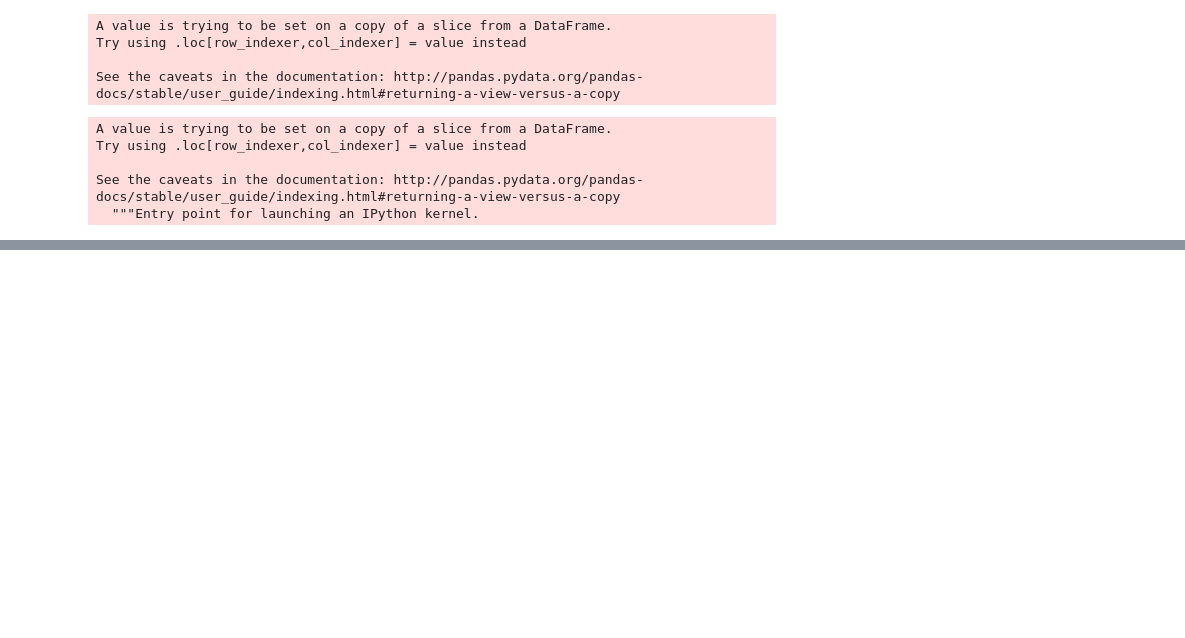
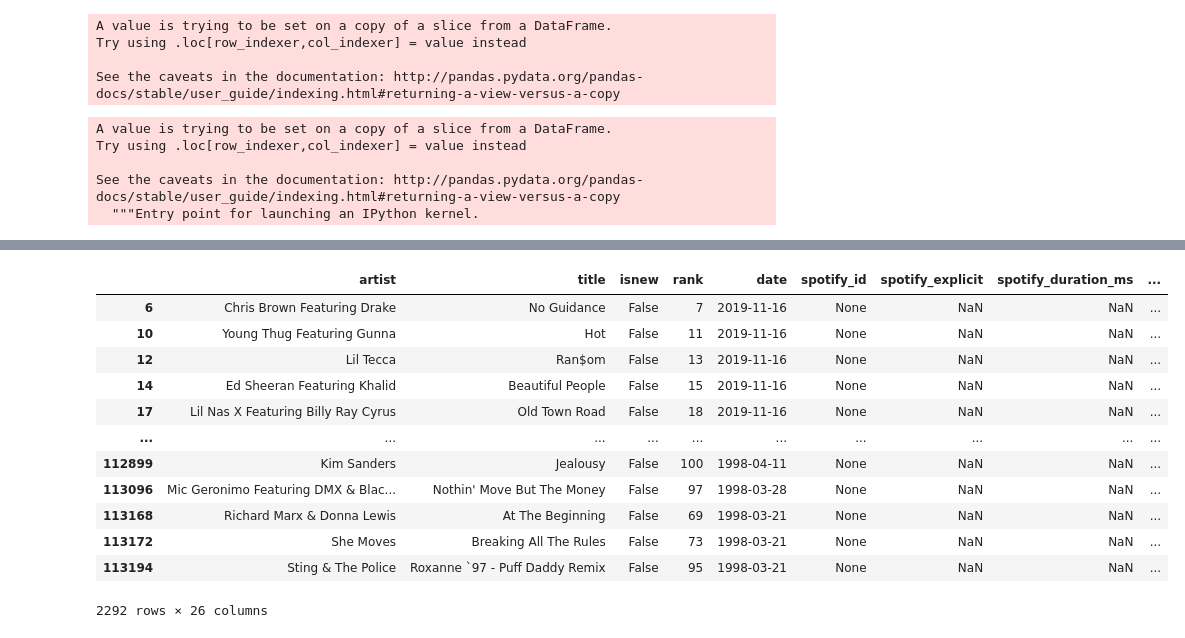
Before and after one commit to Weulass/Billboard-analytics, a Jupyter notebook: ScrapeSpotify.ipynb, the cells around one changed output, grey strips where cells are left out. Cells and saved outputs as stored; diff of their text form; code cells hidden in the pictures; blank space fills up the shorter version.

```diff
--- a/ScrapeSpotify.ipynb
+++ b/ScrapeSpotify.ipynb
@@ -165 +148,17 @@ song_df
+# %%
+song_df[pd.isna(song_df["spotify_id"])]
+# %% [output]
+|  | artist | title | isnew | rank | date | spotify_id | spotify_explicit | spotify_duration_ms | ... |
+| 6 | Chris Brown Featuring Drake | No Guidance | False | 7 | 2019-11-16 | None | NaN | NaN | ... |
+| 10 | Young Thug Featuring Gunna | Hot | False | 11 | 2019-11-16 | None | NaN | NaN | ... |
+| 12 | Lil Tecca | Ran$om | False | 13 | 2019-11-16 | None | NaN | NaN | ... |
+| 14 | Ed Sheeran Featuring Khalid | Beautiful People | False | 15 | 2019-11-16 | None | NaN | NaN | ... |
+| 17 | Lil Nas X Featuring Billy Ray Cyrus | Old Town Road | False | 18 | 2019-11-16 | None | NaN | NaN | ... |
+| ... | ... | ... | ... | ... | ... | ... | ... | ... | ... |
+| 112899 | Kim Sanders | Jealousy | False | 100 | 1998-04-11 | None | NaN | NaN | ... |
+| 113096 | Mic Geronimo Featuring DMX & Blac... | Nothin' Move But The Money | False | 97 | 1998-03-28 | None | NaN | NaN | ... |
+| 113168 | Richard Marx & Donna Lewis | At The Beginning | False | 69 | 1998-03-21 | None | NaN | NaN | ... |
+| 113172 | She Moves | Breaking All The Rules | False | 73 | 1998-03-21 | None | NaN | NaN | ... |
+| 113194 | Sting & The Police | Roxanne `97 - Puff Daddy Remix | False | 95 | 1998-03-21 | None | NaN | NaN | ... |
+2292 rows × 26 columns
 # %%
```
Also changed, not shown: parts of 19 cells of this notebook, 4 other files.
